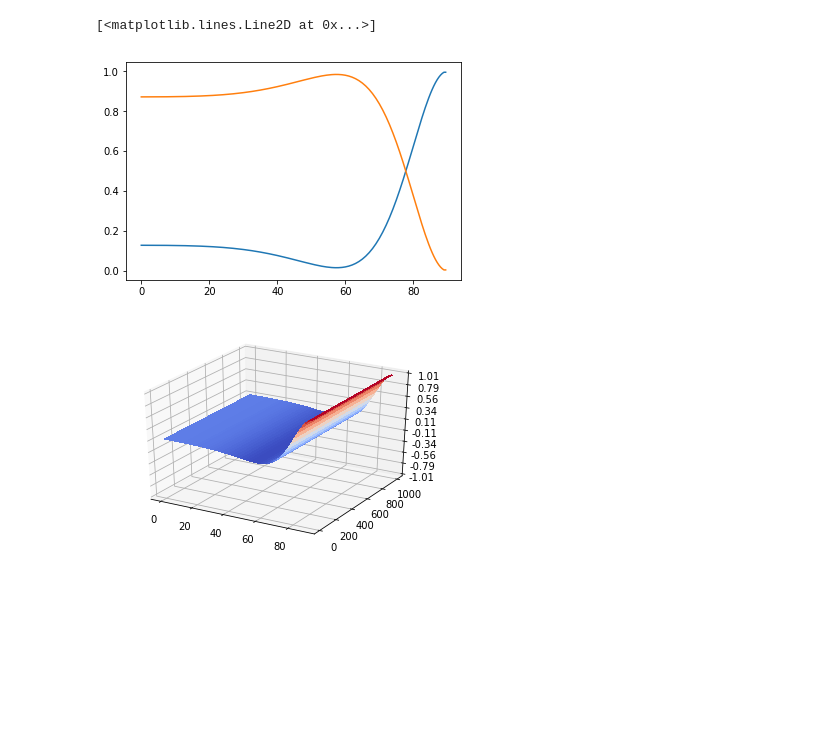
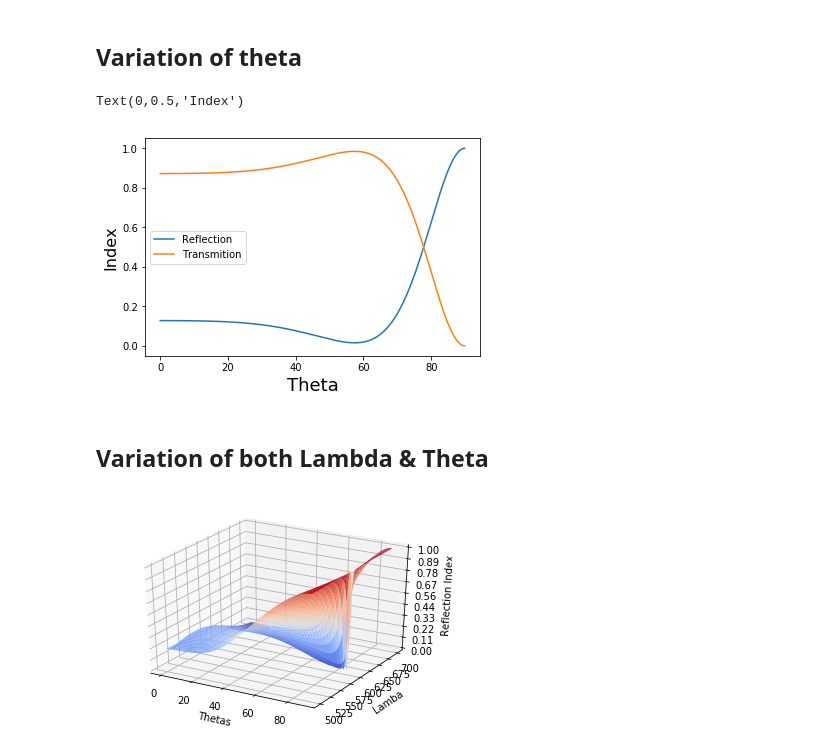
Before and after one commit to mojv/owlmPy, a Jupyter notebook: ow_example.ipynb, the cells around one changed output. Cells and saved outputs as stored; diff of their text form; code cells hidden in the pictures; blank space fills up the shorter version.

```diff
--- a/ow_example.ipynb
+++ b/ow_example.ipynb
@@ -23,0 +15,16 @@ ow.twobytwo(index,ds,theta,lambd, "s")
+# %%
+theta = 45 #incident wave (in degrees)
+lambdas=np.arange(500,700,1) # wave lenght (in nm)
+
+R=np.zeros((lambdas.shape[0]))
+T=np.zeros((lambdas.shape[0]))
+for i in range(lambdas.shape[0]):
+    data = ow.twobytwo(index,ds,theta,lambdas[i], "s")
+    R[i]=data['R']
+    T[i]=data['T']
+
+plt.plot(lambdas,R,label="Reflection")
+plt.plot(lambdas,T,label="Transmition")
+plt.legend()
+plt.xlabel('Lambda', fontsize=18)
+plt.ylabel('Index', fontsize=16)
@@ -24,40 +34,49 @@ ow.twobytwo(index,ds,theta,lambd, "s")
+# %% [markdown]
+## Variation of theta
 # %%
-step=0.5;
+step=0.1;
 theta_ini=np.arange(0,90,step)
+lambd=633
 data = ow.twobytwo_thetas(index,ds,theta_ini,lambd, "s")
 R=data['R']
 T=data['T']
-plt.plot(theta_ini,R)
-plt.plot(theta_ini,T)
+plt.plot(theta_ini,R,label="Reflection")
+plt.plot(theta_ini,T,label="Transmition")
+plt.legend()
+plt.xlabel('Theta', fontsize=18)
+plt.ylabel('Index', fontsize=16)
 # %% [output]
-[<matplotlib.lines.Line2D at 0x...>]
+Text(0,0.5,'Index')
-[figure, old version]
+[figure, new version]
+# %% [markdown]
+## Variation of both Lambda & Theta
 # %%
-lambdas=np.arange(10,1000,1)
 R=np.zeros((lambdas.shape[0],theta_ini.shape[0]))
 T=np.zeros((lambdas.shape[0],theta_ini.shape[0]))
 for i in range(lambdas.shape[0]):
-    data = ow.twobytwo_thetas(index,ds,theta_ini,lambd, "s")
+    data = ow.twobytwo_thetas(index,ds,theta_ini,lambdas[i], "s")
     R[i]=data['R']
     T[i]=data['T']
 # %%
 fig = plt.figure()
 ax = fig.gca(projection='3d')
 
 # Make data.
 X = theta_ini
 Y = lambdas
 X, Y = np.meshgrid(X, Y)
 
 # Plot the surface.
-surf = ax.plot_surface(X, Y, R, cmap=cm.coolwarm,
-                       linewidth=0, antialiased=False)
+surf = ax.plot_surface(X, Y, R, cmap=cm.coolwarm)
 
 # Customize the z axis.
-ax.set_zlim(-1.01, 1.01)
+ax.set_zlim(0, 1)
 ax.zaxis.set_major_locator(LinearLocator(10))
 ax.zaxis.set_major_formatter(FormatStrFormatter('%.02f'))
+ax.set_xlabel('Thetas')
+ax.set_ylabel('Lamba')
+ax.set_zlabel('Reflection Index')
 
 plt.show()
 # %% [output]
-[figure, old version]
+[figure, new version]
```
Also changed, not shown: parts of 6 cells of this notebook.
